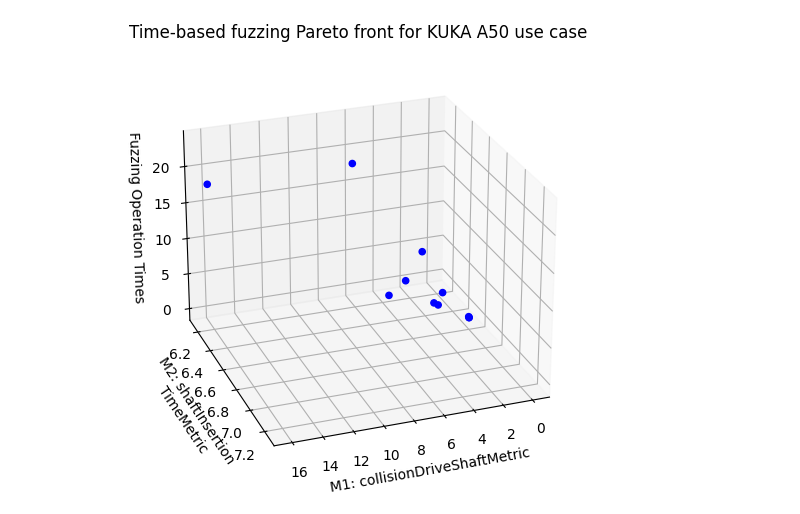
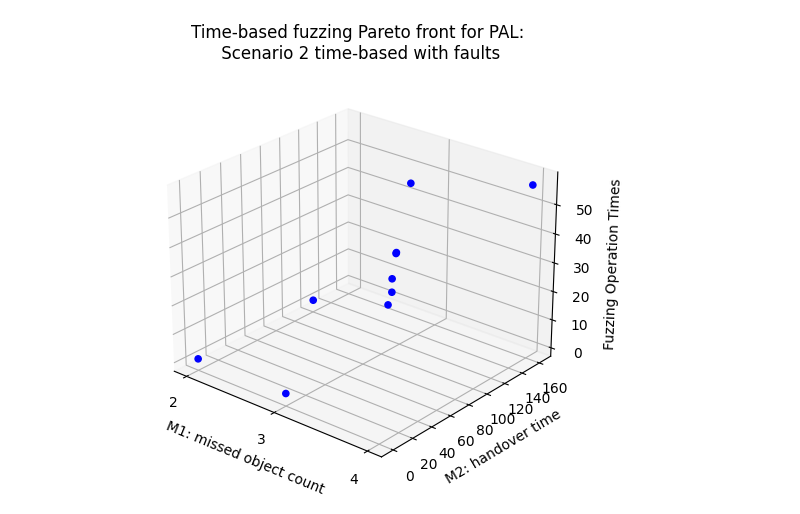
Before and after one commit to sesame-project/simulationBasedTesting, a Jupyter notebook: notebooks/pal/scenario2-timebased/PAL_scenario2_eddi_timebased.ipynb, the cells around one changed output. Cells and saved outputs as stored; diff of their text form; code cells hidden in the pictures.

Commit message:
Testng model timebased PAL

```diff
--- a/notebooks/pal/scenario2-timebased/PAL_scenario2_eddi_timebased.ipynb
+++ b/notebooks/pal/scenario2-timebased/PAL_scenario2_eddi_timebased.ipynb
@@ -11,3 +12,3 @@ import sys
 # %%
-names=["TestID", "fuzzingOperationTimes", "M1_collisionDriveShaftMetric", "M4", "time", "M2_shaftInsertionTimeMetric", "M3_DynamicCollision", "FuzzingOpCount", "Include"]
+names=["TestID", "fuzzOpTimes", "M1_deliv", "M1_missedObj", "M2_timeHandover", "M3_decisionAlert", "FuzzOpCount"]
 # %%
@@ -15,2 +16,5 @@ res_col_subset=["fuzzingOperationTimes", "M1_collisionDriveShaftMetric", "M2_sha
 # %%
-timebased_res = pd.read_csv("a50-timebased-160-run2", delim_whitespace=True, names=names, header=0)
+timebased_res = pd.read_csv("timebased-res-80", delim_whitespace=True, names=names, header=0)
+# %%
+timebased_res["M1_missedObj"] = timebased_res["M1_missedObj"].astype(int)
+timebased_res
@@ -20,15 +36,16 @@ def plot_3d_resultset(df, df2, graph_title, savefigFilename,xrot,yrot):
     fig = plt.figure()
     ax = fig.add_subplot(projection='3d')
     ax.view_init(xrot,yrot)
-    ax.scatter(df["M1_collisionDriveShaftMetric"], df["M2_shaftInsertionTimeMetric"], abs(df["fuzzingOperationTimes"]), color="blue", alpha=default_alpha)
-    ax.set_xlabel("M1: collisionDriveShaftMetric")
-    ax.set_ylabel("M2: shaftInsertion\nTimeMetric")
+    ax.scatter(df["M1_missedObj"], df["M2_timeHandover"], abs(df["fuzzOpTimes"]), color="blue", alpha=default_alpha)
+    ax.set_xlabel("M1: missed object count")
+    ax.set_ylabel("M2: handover time")
+    ax.xaxis.set_major_locator(MaxNLocator(integer=True))
     ax.set_zlabel("Fuzzing Operation Times")
     ax.set_title(graph_title)
     plt.tight_layout(pad=0.5)
     plt.savefig(savefigFilename)
     plt.show()
 # %%
-plot_3d_resultset(timebased_res, None, "Time-based fuzzing Pareto front for KUKA A50 use case", "a50-3d-pareto.pdf", 25, 70)
+plot_3d_resultset(timebased_res, None, "Time-based fuzzing Pareto front for PAL:\n Scenario 2 time-based with faults", "pal-scenario2-timebased-pareto.pdf", 25, 310)
 # %% [output]
-[figure, old version]
+[figure, new version]
```
Also changed, not shown: parts of 3 cells of this notebook, 5 other files.
